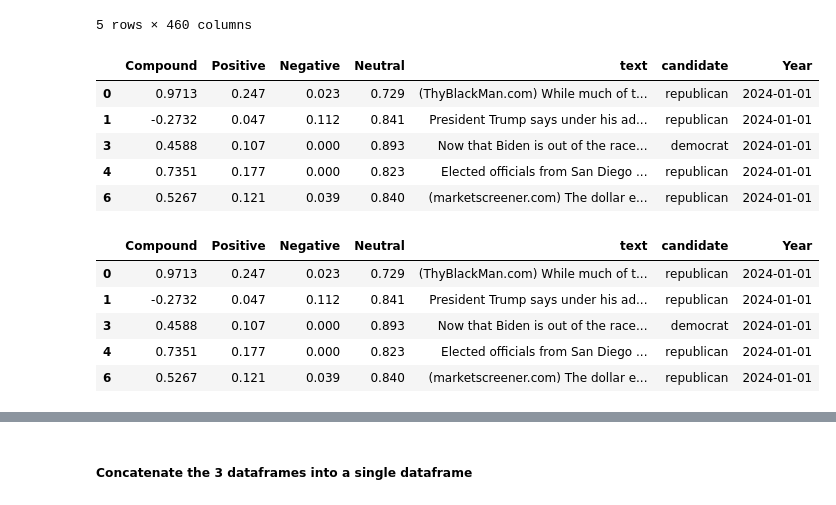
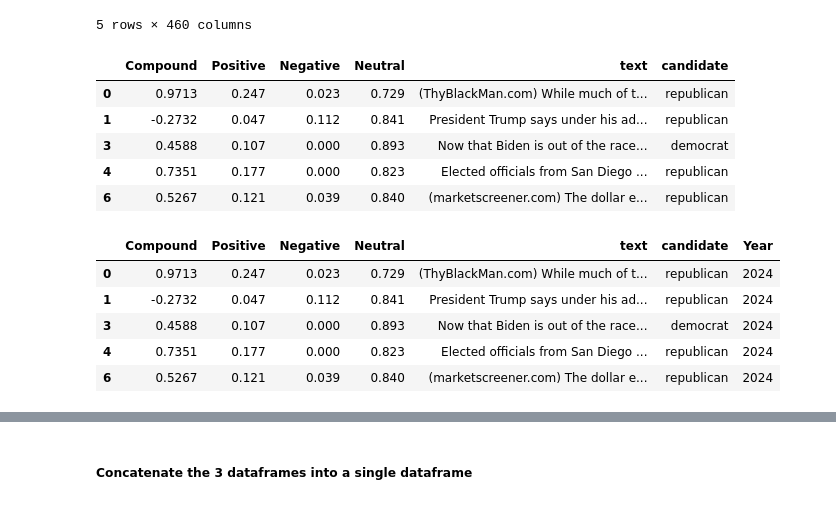
Before and after one commit to azmedtech/Election_Prediction_Project_4, a Jupyter notebook: Sentiment_Analysis/Combined_Data_2016_2020_2024.ipynb, the cells around one changed output, grey strips where cells are left out. Cells and saved outputs as stored; diff of their text form; code cells hidden in the pictures.

```diff
--- a/Sentiment_Analysis/Combined_Data_2016_2020_2024.ipynb
+++ b/Sentiment_Analysis/Combined_Data_2016_2020_2024.ipynb
@@ -145,7 +144,7 @@ ind_post_data_2020_df.head()
 ##### 2024 Dataset cleaning and preparation for merge
 # %%
 # Read in 2024 CSV file
-ind_post_data_2024_df = pd.read_csv("../CSV_Outputs/sent_and_cand_by_post_2024.csv",)
+ind_post_data_2024_df = pd.read_csv("CSV_Output_Sentiment/sent_and_cand_by_post_2024.csv",)
 
 # Display sample data
 ind_post_data_2024_df.head(5)
@@ -169,25 +168,25 @@ ind_post_data_2024_df = ind_post_data_2024_df[ind_post_data_2024_df['candidate']
 # Verify the result
 ind_post_data_2024_df.head()
 # %% [output]
-|  | Compound | Positive | Negative | Neutral | text | candidate | Year |
-| 0 | 0.9713 | 0.247 | 0.023 | 0.729 | (ThyBlackMan.com) While much of t... | republican | 2024-01-01 |
-| 1 | -0.2732 | 0.047 | 0.112 | 0.841 | President Trump says under his ad... | republican | 2024-01-01 |
-| 3 | 0.4588 | 0.107 | 0.000 | 0.893 | Now that Biden is out of the race... | democrat | 2024-01-01 |
-| 4 | 0.7351 | 0.177 | 0.000 | 0.823 | Elected officials from San Diego ... | republican | 2024-01-01 |
-| 6 | 0.5267 | 0.121 | 0.039 | 0.840 | (marketscreener.com) The dollar e... | republican | 2024-01-01 |
+|  | Compound | Positive | Negative | Neutral | text | candidate |
+| 0 | 0.9713 | 0.247 | 0.023 | 0.729 | (ThyBlackMan.com) While much of t... | republican |
+| 1 | -0.2732 | 0.047 | 0.112 | 0.841 | President Trump says under his ad... | republican |
+| 3 | 0.4588 | 0.107 | 0.000 | 0.893 | Now that Biden is out of the race... | democrat |
+| 4 | 0.7351 | 0.177 | 0.000 | 0.823 | Elected officials from San Diego ... | republican |
+| 6 | 0.5267 | 0.121 | 0.039 | 0.840 | (marketscreener.com) The dollar e... | republican |
 # %%
 # Add a column 'Year' with a date value for each row
-ind_post_data_2024_df['Year'] = pd.to_datetime('2024', format='%Y')
+ind_post_data_2024_df['Year'] = 2024
 
 # Verify the result
 ind_post_data_2024_df.head()
 # %% [output]
 |  | Compound | Positive | Negative | Neutral | text | candidate | Year |
-| 0 | 0.9713 | 0.247 | 0.023 | 0.729 | (ThyBlackMan.com) While much of t... | republican | 2024-01-01 |
-| 1 | -0.2732 | 0.047 | 0.112 | 0.841 | President Trump says under his ad... | republican | 2024-01-01 |
-| 3 | 0.4588 | 0.107 | 0.000 | 0.893 | Now that Biden is out of the race... | democrat | 2024-01-01 |
-| 4 | 0.7351 | 0.177 | 0.000 | 0.823 | Elected officials from San Diego ... | republican | 2024-01-01 |
-| 6 | 0.5267 | 0.121 | 0.039 | 0.840 | (marketscreener.com) The dollar e... | republican | 2024-01-01 |
+| 0 | 0.9713 | 0.247 | 0.023 | 0.729 | (ThyBlackMan.com) While much of t... | republican | 2024 |
+| 1 | -0.2732 | 0.047 | 0.112 | 0.841 | President Trump says under his ad... | republican | 2024 |
+| 3 | 0.4588 | 0.107 | 0.000 | 0.893 | Now that Biden is out of the race... | democrat | 2024 |
+| 4 | 0.7351 | 0.177 | 0.000 | 0.823 | Elected officials from San Diego ... | republican | 2024 |
+| 6 | 0.5267 | 0.121 | 0.039 | 0.840 | (marketscreener.com) The dollar e... | republican | 2024 |
 # %%
 # Rename the columns
 ind_post_data_2024_df = ind_post_data_2024_df.rename(columns={
```
Also changed, not shown: parts of 40 cells of this notebook, 3 other files.
